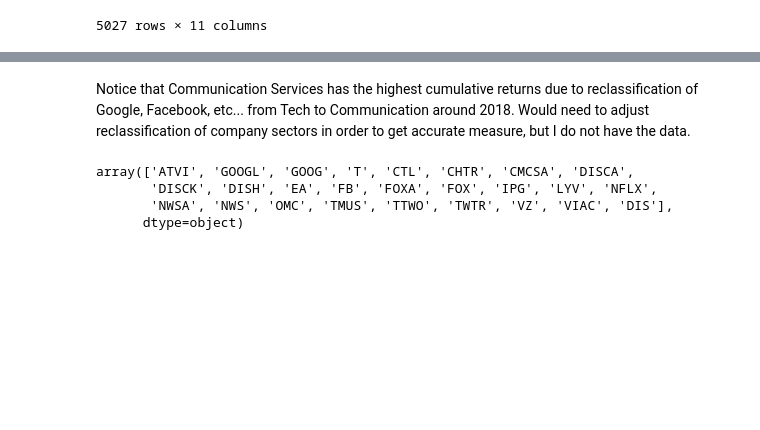
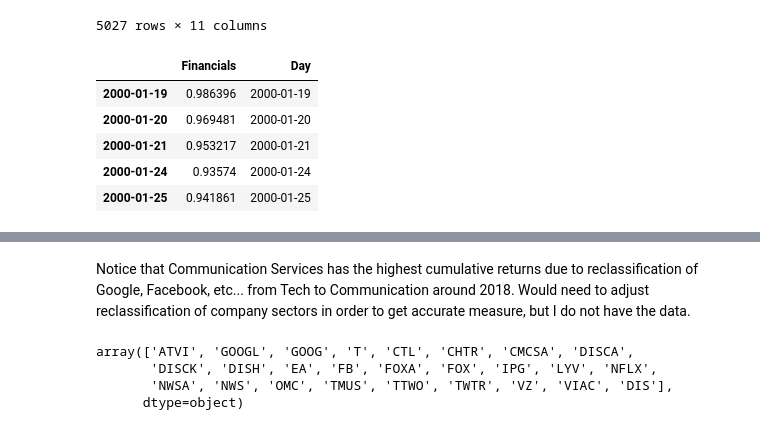
Before and after one commit to dominic-m/Data-Science-and-Machine-Learning-Portfolio, a Jupyter notebook: Stocks and Sectors Analysis.ipynb, the cells around one changed output, grey strips where cells are left out. Saved outputs shown, nothing was run; the diff lists cells and outputs as text; code cells hidden in the pictures; blank space fills up the shorter version.

```diff
--- a/Stocks and Sectors Analysis.ipynb
+++ b/Stocks and Sectors Analysis.ipynb
@@ -136,3 +136,15 @@ sector_returns
 | 2020-01-09 | 11.398697 | 12.462709 | 5.375610 | 22.181076 | 13.955327 | 8.485534 | ... |
 | 2020-01-10 | 11.373988 | 12.534923 | 5.368092 | 22.239946 | 13.968527 | 8.516782 | ... |
 5027 rows × 11 columns
+# %%
+temp = pd.DataFrame(sector_returns['Financials'])
+temp['Day'] = list(sector_returns['Financials'].index)
+temp['Day'].replace('-', '')
+temp.head()
+# %% [output]
+|  | Financials | Day |
+| 2000-01-19 | 0.986396 | 2000-01-19 |
+| 2000-01-20 | 0.969481 | 2000-01-20 |
+| 2000-01-21 | 0.953217 | 2000-01-21 |
+| 2000-01-24 | 0.93574 | 2000-01-24 |
+| 2000-01-25 | 0.941861 | 2000-01-25 |
```
Also changed, not shown: parts of 3 cells of this notebook.
